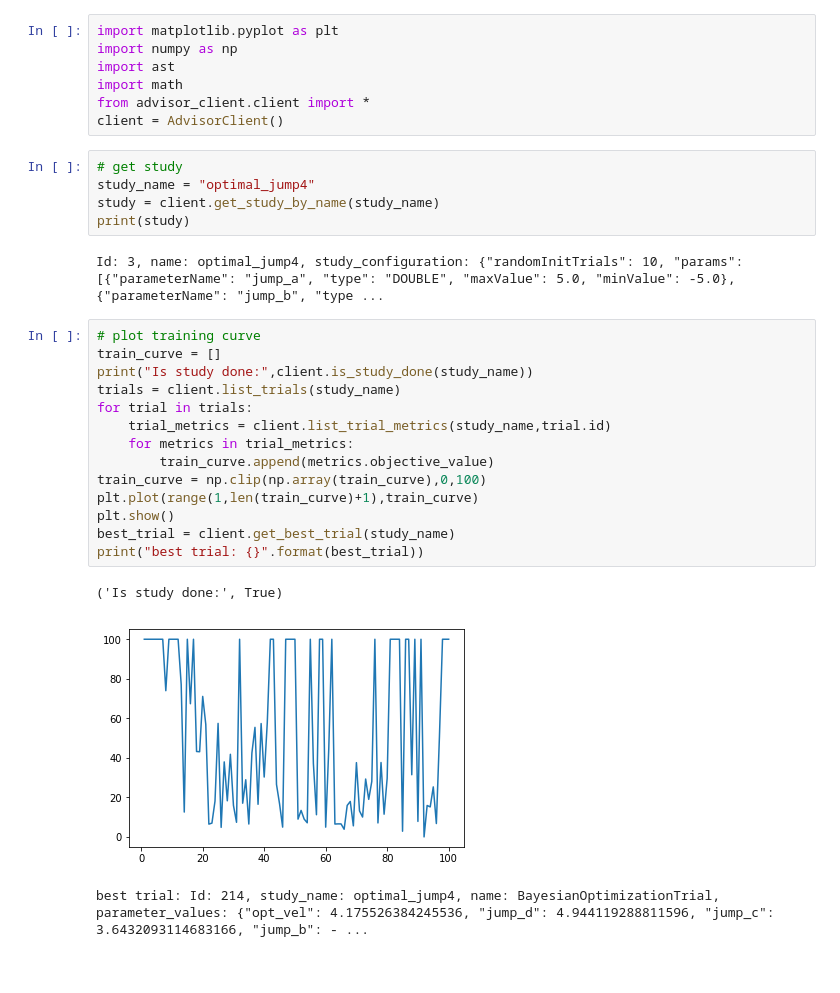
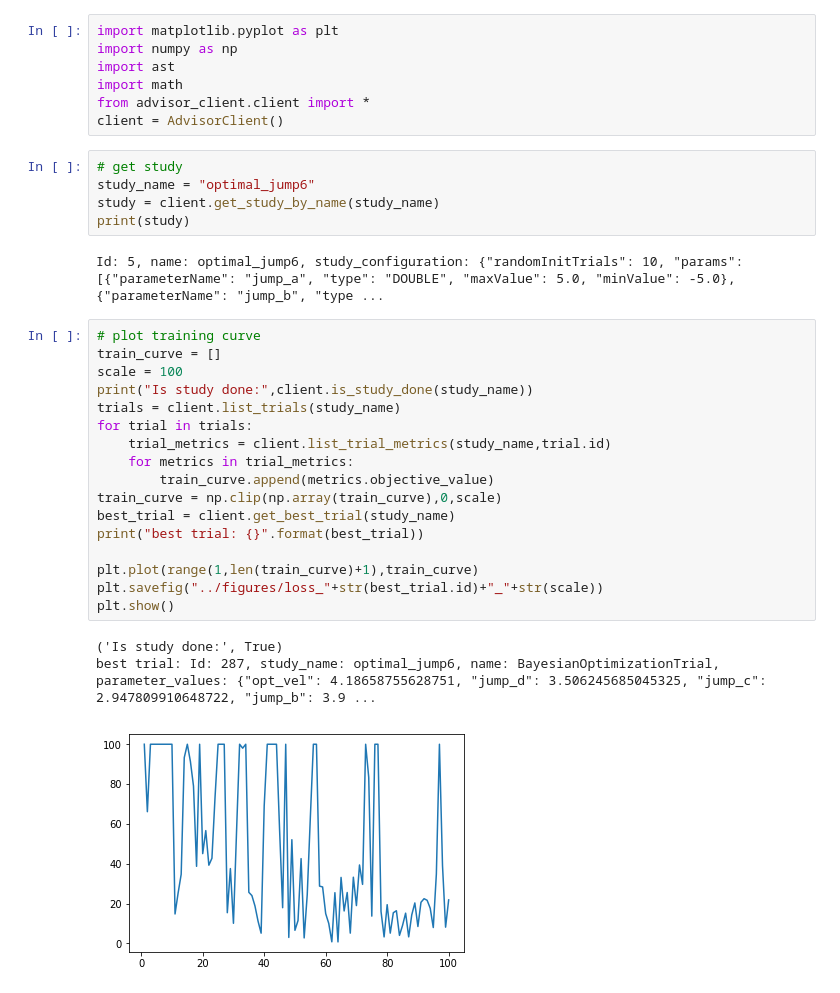
Before and after one commit to silvery107/wheeled-bipedal-jumping, a Jupyter notebook: MiniNezha/utilities/plot.ipynb, the cells around one changed output. Drawn from its saved outputs; the diff is of its cells as text.

```diff
--- a/MiniNezha/utilities/plot.ipynb
+++ b/MiniNezha/utilities/plot.ipynb
@@ -7,29 +7,32 @@ from advisor_client.client import *
 client = AdvisorClient()
 # %%
 # get study
-study_name = "optimal_jump4"
+study_name = "optimal_jump6"
 study = client.get_study_by_name(study_name)
 print(study)
 # %% [output]
-Id: 3, name: optimal_jump4, study_configuration: {"randomInitTrials": 10, "params": [{"parameterName": "jump_a", "type": "DOUBLE", "maxValue": 5.0, "minValue": -5.0}, {"parameterName": "jump_b", "type ...
+Id: 5, name: optimal_jump6, study_configuration: {"randomInitTrials": 10, "params": [{"parameterName": "jump_a", "type": "DOUBLE", "maxValue": 5.0, "minValue": -5.0}, {"parameterName": "jump_b", "type ...
 # %%
 # plot training curve
 train_curve = []
+scale = 100
 print("Is study done:",client.is_study_done(study_name))
 trials = client.list_trials(study_name)
 for trial in trials:
     trial_metrics = client.list_trial_metrics(study_name,trial.id)
     for metrics in trial_metrics:
         train_curve.append(metrics.objective_value)
-train_curve = np.clip(np.array(train_curve),0,100)
-plt.plot(range(1,len(train_curve)+1),train_curve)
-plt.show()
+train_curve = np.clip(np.array(train_curve),0,scale)
 best_trial = client.get_best_trial(study_name)
 print("best trial: {}".format(best_trial))
+
+plt.plot(range(1,len(train_curve)+1),train_curve)
+plt.savefig("../figures/loss_"+str(best_trial.id)+"_"+str(scale))
+plt.show()
 # %% [output]
 ('Is study done:', True)
+best trial: Id: 287, study_name: optimal_jump6, name: BayesianOptimizationTrial, parameter_values: {"opt_vel": 4.18658755628751, "jump_d": 3.506245685045325, "jump_c": 2.947809910648722, "jump_b": 3.9 ...
-[figure, old version]
+[figure, new version]
-best trial: Id: 214, study_name: optimal_jump4, name: BayesianOptimizationTrial, parameter_values: {"opt_vel": 4.175526384245536, "jump_d": 4.944119288811596, "jump_c": 3.6432093114683166, "jump_b": - ...
 # %%
 param_dic = ast.literal_eval(best_trial.parameter_values)
 a = param_dic["jump_a"]
```
Also changed, not shown: parts of 2 cells of this notebook, 9 other files.
